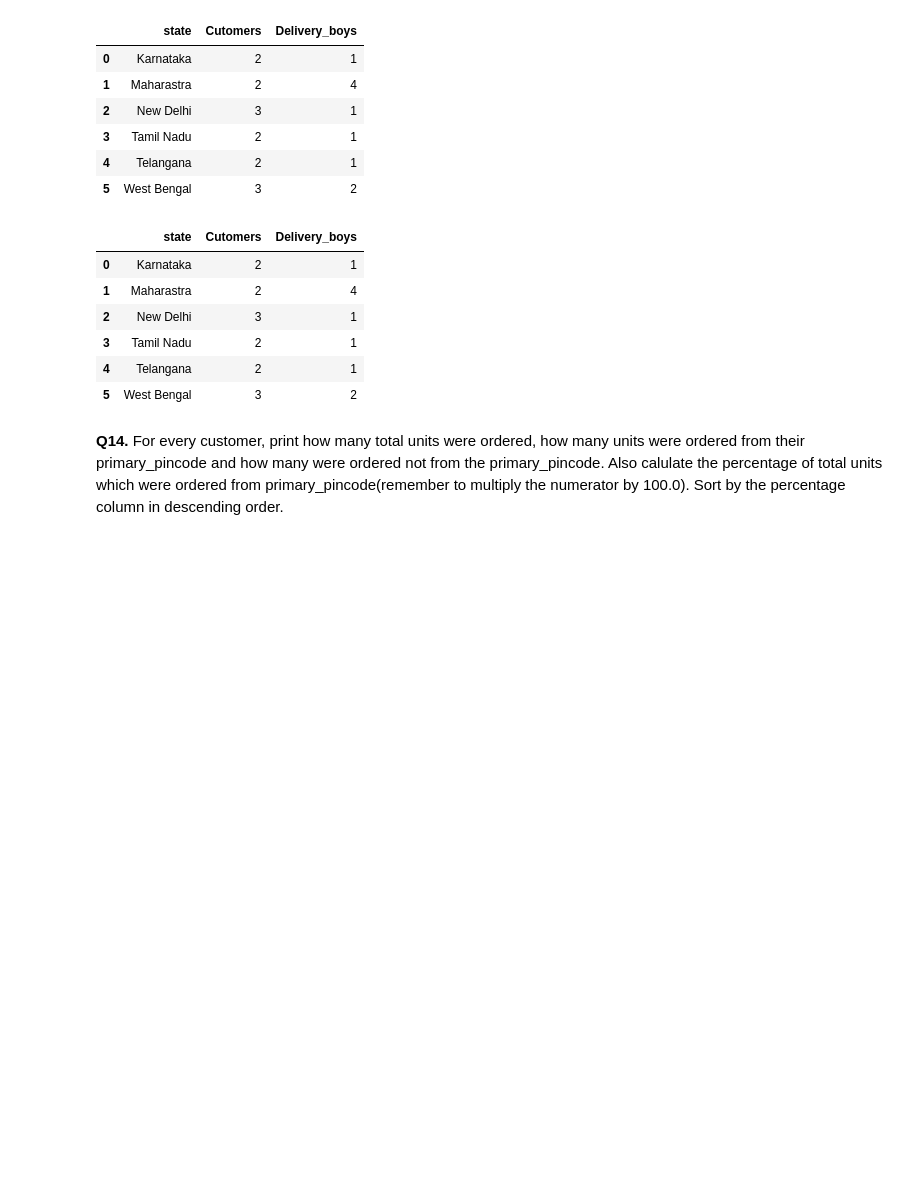
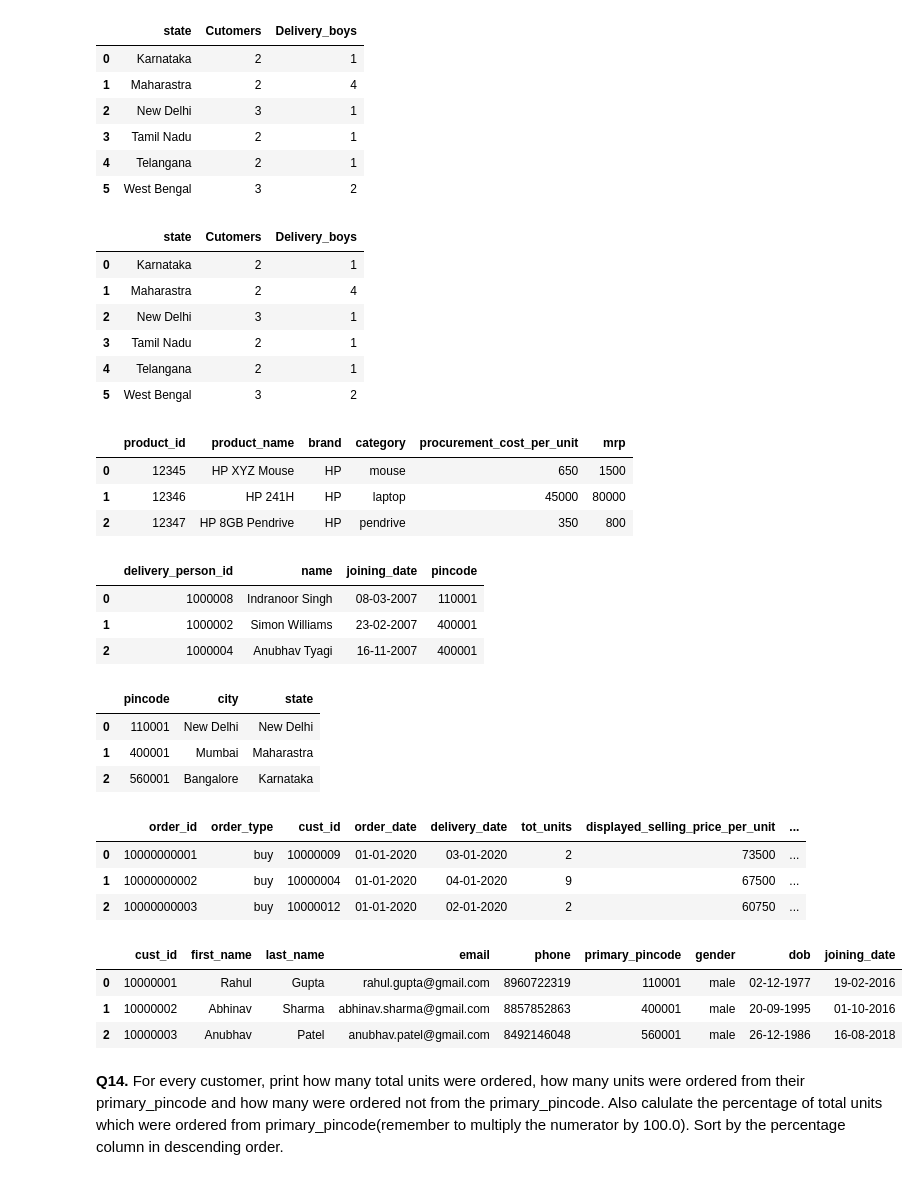
Before and after one commit to kumardev0614/SQL, a Jupyter notebook: Utsav Awasthi Youtube/SQL Practice Problems 1.ipynb, the cells around one changed output. Saved outputs shown, nothing was run; the diff lists cells and outputs as text; code cells hidden in the pictures; blank space fills up the shorter version.

```diff
--- a/Utsav Awasthi Youtube/SQL Practice Problems 1.ipynb
+++ b/Utsav Awasthi Youtube/SQL Practice Problems 1.ipynb
@@ -602,5 +556,40 @@ ans2.merge(ans1)
 | 3 | Tamil Nadu | 2 | 1 |
 | 4 | Telangana | 2 | 1 |
 | 5 | West Bengal | 3 | 2 |
+# %%
+product_dim.head(3)
+# %% [output]
+|  | product_id | product_name | brand | category | procurement_cost_per_unit | mrp |
+| 0 | 12345 | HP XYZ Mouse | HP | mouse | 650 | 1500 |
+| 1 | 12346 | HP 241H | HP | laptop | 45000 | 80000 |
+| 2 | 12347 | HP 8GB Pendrive | HP | pendrive | 350 | 800 |
+# %%
+delivery_person_dim.head(3)
+# %% [output]
+|  | delivery_person_id | name | joining_date | pincode |
+| 0 | 1000008 | Indranoor Singh | 08-03-2007 | 110001 |
+| 1 | 1000002 | Simon Williams | 23-02-2007 | 400001 |
+| 2 | 1000004 | Anubhav Tyagi | 16-11-2007 | 400001 |
+# %%
+pincode_dim.head(3)
+# %% [output]
+|  | pincode | city | state |
+| 0 | 110001 | New Delhi | New Delhi |
+| 1 | 400001 | Mumbai | Maharastra |
+| 2 | 560001 | Bangalore | Karnataka |
+# %%
+order_dim.head(3)
+# %% [output]
+|  | order_id | order_type | cust_id | order_date | delivery_date | tot_units | displayed_selling_price_per_unit | ... |
+| 0 | 10000000001 | buy | 10000009 | 01-01-2020 | 03-01-2020 | 2 | 73500 | ... |
+| 1 | 10000000002 | buy | 10000004 | 01-01-2020 | 04-01-2020 | 9 | 67500 | ... |
+| 2 | 10000000003 | buy | 10000012 | 01-01-2020 | 02-01-2020 | 2 | 60750 | ... |
+# %%
+customer_dim.head(3)
+# %% [output]
+|  | cust_id | first_name | last_name | email | phone | primary_pincode | gender | dob | joining_date |
+| 0 | 10000001 | Rahul | Gupta | rahul.gupta@gmail.com | 8960722319 | 110001 | male | 02-12-1977 | 19-02-2016 |
+| 1 | 10000002 | Abhinav | Sharma | abhinav.sharma@gmail.com | 8857852863 | 400001 | male | 20-09-1995 | 01-10-2016 |
+| 2 | 10000003 | Anubhav | Patel | anubhav.patel@gmail.com | 8492146048 | 560001 | male | 26-12-1986 | 16-08-2018 |
 # %% [markdown]
 <b>Q14.</b> For every customer, print how many total units were ordered, how many units were ordered from their primary_pincode and how many were ordered not from the primary_pincode. Also calulate the percentage of total units which were ordered from primary_pincode(remember to multiply the numerator by 100.0). Sort by the percentage column in descending order.
```
Also changed, not shown: parts of 7 cells of this notebook.
